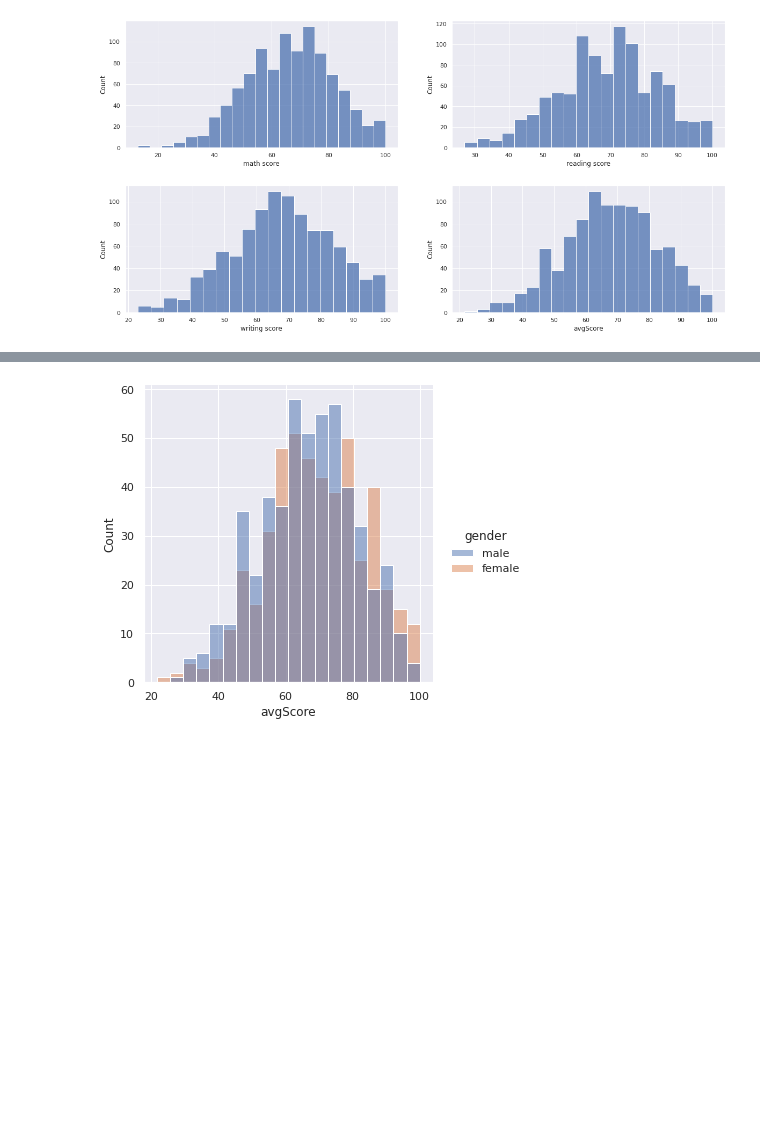
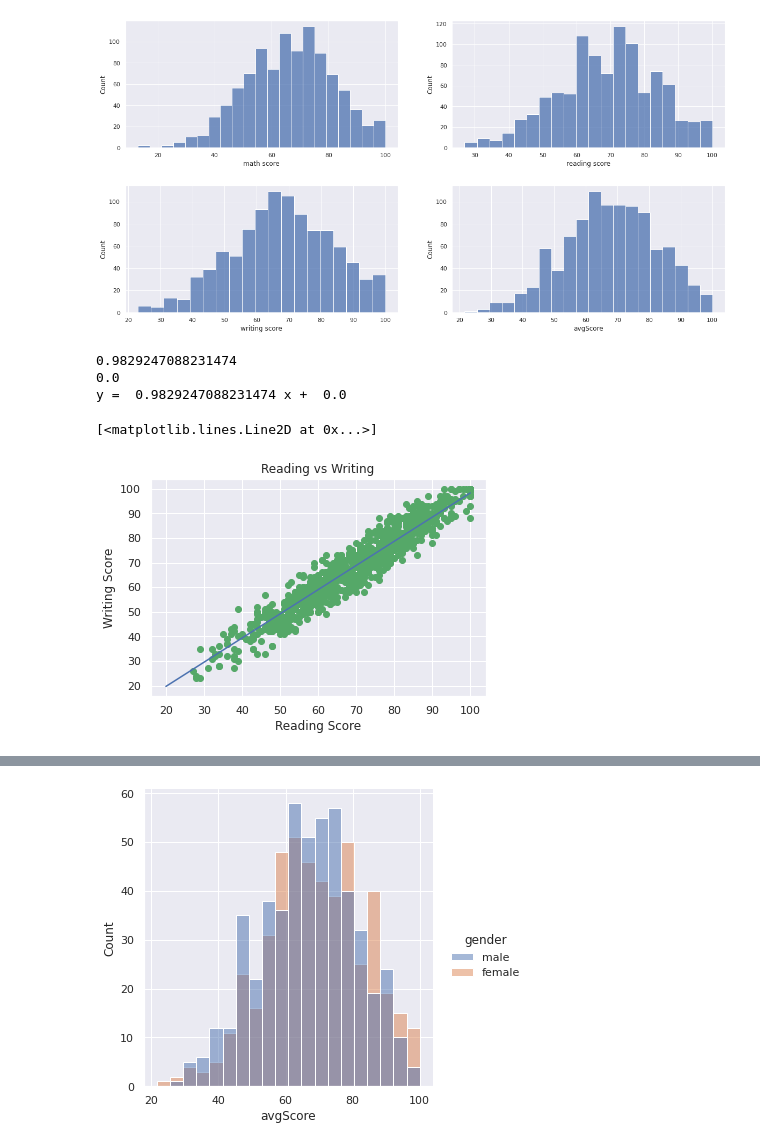
Before and after one commit to wue1atwit/ExamDataset, a Jupyter notebook: ExamDataset.ipynb, the cells around one changed output, grey strips where cells are left out. Saved outputs shown, nothing was run; the diff lists cells and outputs as text; code cells hidden in the pictures; blank space fills up the shorter version.

```diff
--- a/ExamDataset.ipynb
+++ b/ExamDataset.ipynb
@@ -93,3 +75,35 @@ sns.histplot(data=avgSet, x="avgScore", ax=ax[1,1])
 plt.show()
 # %% [output]
 [figure]
+# %%
+#Ethan Individual Portion
+
+
+from pandas.core.algorithms import mode
+readScore = avgSet["reading score"]
+writeScore = avgSet["writing score"]
+
+plt.scatter(readScore,writeScore, c="g")
+
+from sklearn.linear_model import LinearRegression
+
+model = LinearRegression(fit_intercept=False)
+
+model.fit(readScore[:,np.newaxis],writeScore)
+print(model.coef_[0])
+print(model.intercept_)
+print("y = ", model.coef_[0], "x + ", model.intercept_)
+
+xfit = np.linspace(20,100,1000)
+yfit = model.predict(xfit[:,np.newaxis])
+
+plt.xlabel("Reading Score")
+plt.ylabel("Writing Score")
+plt.title("Reading vs Writing")
+plt.plot(xfit, yfit)
+# %% [output]
+0.9829247088231474
+0.0
+y =  0.9829247088231474 x +  0.0
+[<matplotlib.lines.Line2D at 0x...>]
+[figure, added]
```
Also changed, not shown: parts of 6 cells of this notebook.
